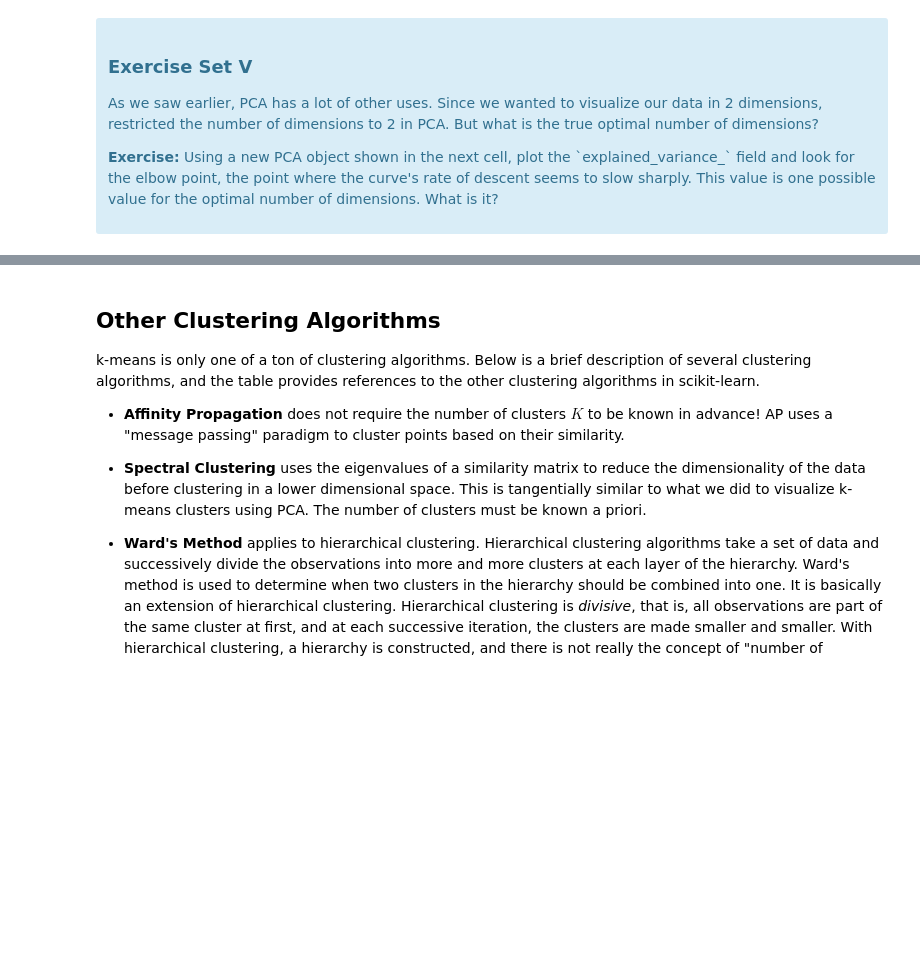
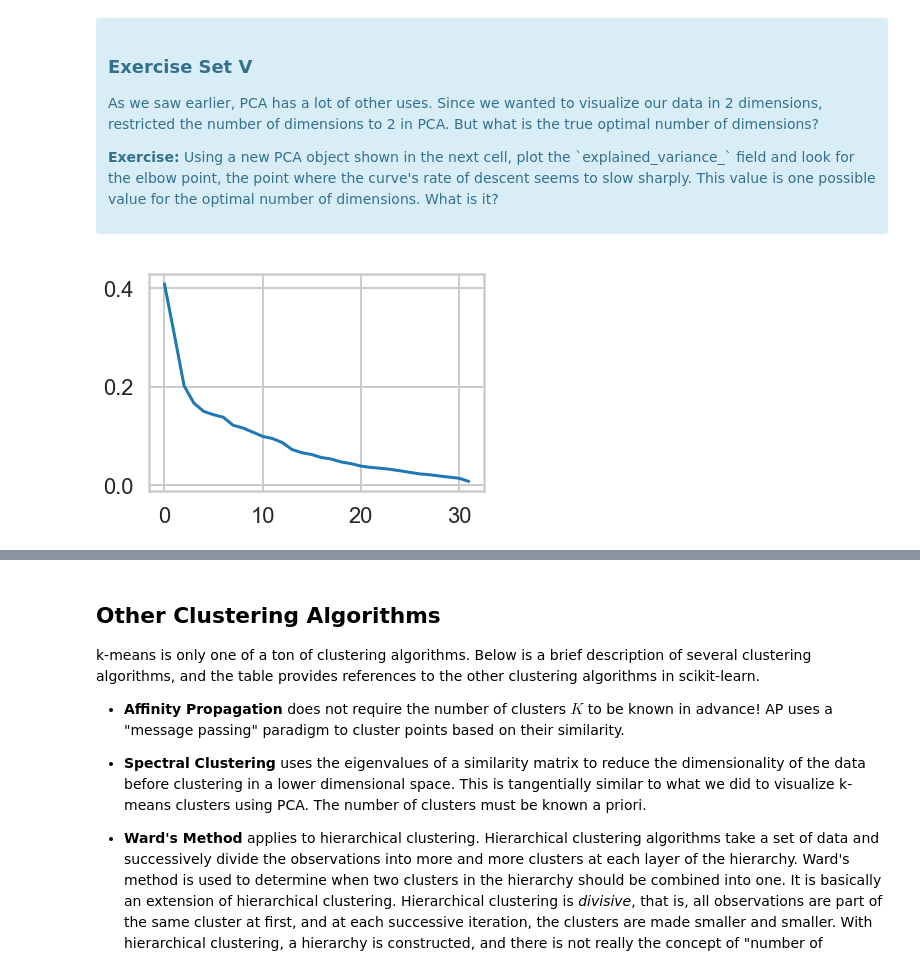
Before and after one commit to munQueen/springboard, a Jupyter notebook: Clustering - Jessica Wulzen.ipynb, the cells around one changed output, grey strips where cells are left out. Cells and saved outputs as stored; diff of their text form; code cells hidden in the pictures; blank space fills up the shorter version.

```diff
--- a/Clustering - Jessica Wulzen.ipynb
+++ b/Clustering - Jessica Wulzen.ipynb
@@ -239,8 +323,12 @@ What we've done is we've taken those columns of 0/1 indicator variables, and we'
 # %%
 #your turn
 # Initialize a new PCA model with a default number of components.
 import sklearn.decomposition
 pca = sklearn.decomposition.PCA()
-pca.fit(X)
+pca.fit(x_cols)
 
 # Do the rest on your own :)
+plt.plot(pca.explained_variance_)
+plt.show()
+# %% [output]
+[figure, added]
```
Also changed, not shown: parts of 20 cells of this notebook.
